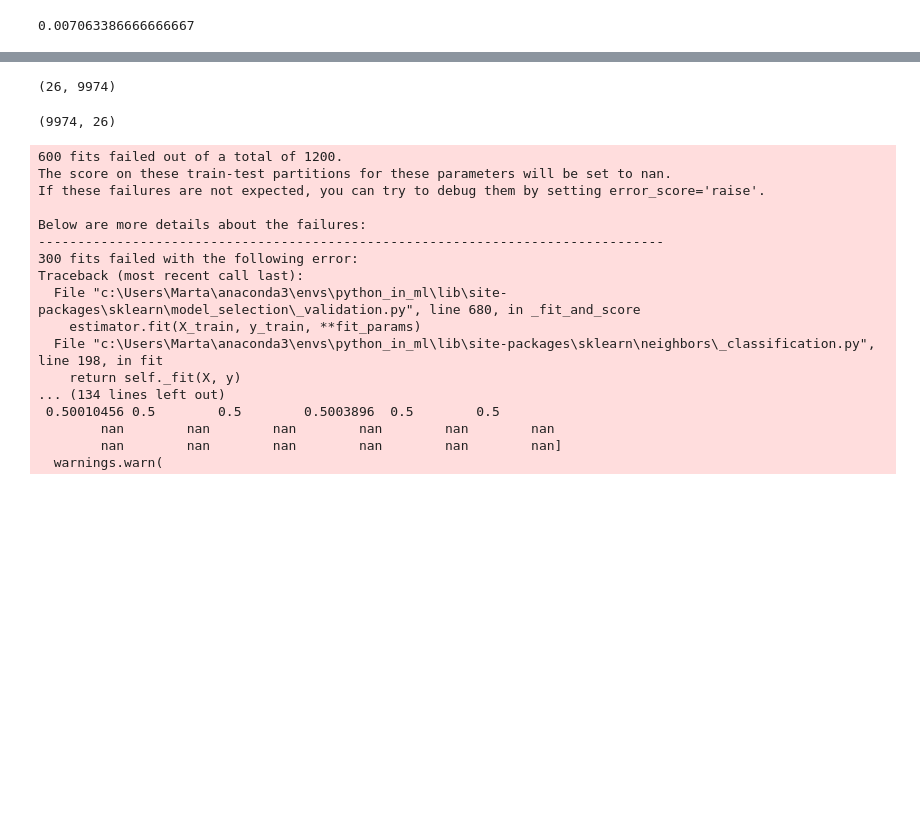
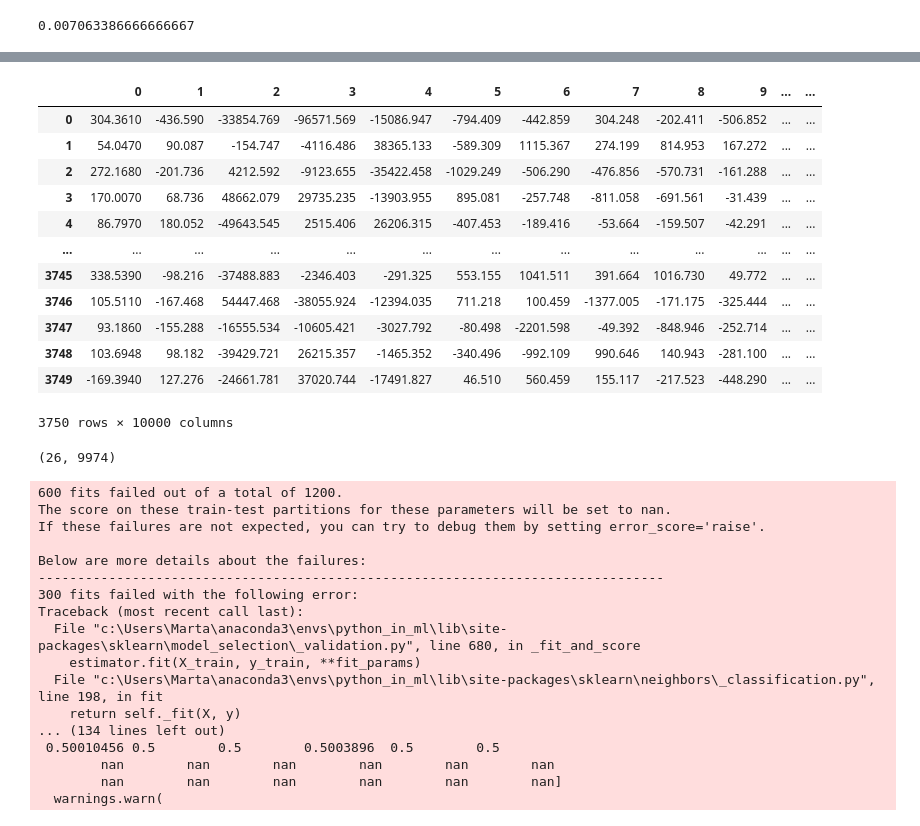
Before and after one commit to MLBartkowiakChojnacki/ML_PROJECT_2022, a Jupyter notebook: notebooks/grid-search.ipynb, the cells around one changed output, grey strips where cells are left out. Drawn from its saved outputs; the diff is of its cells as text; code cells hidden in the pictures; blank space fills up the shorter version.

```diff
--- a/notebooks/grid-search.ipynb
+++ b/notebooks/grid-search.ipynb
@@ -77,6 +106,22 @@ pca = PCA(n_components=0.95, whiten=True)
 # Conduct PCA
 X_pca = pca.fit_transform(replaced)
 X_pca = pd.DataFrame(X_pca)
+# %%
+replaced
+# %% [output]
+|  | 0 | 1 | 2 | 3 | 4 | 5 | 6 | 7 | 8 | 9 | ... | ... |
+| 0 | 304.3610 | -436.590 | -33854.769 | -96571.569 | -15086.947 | -794.409 | -442.859 | 304.248 | -202.411 | -506.852 | ... | ... |
+| 1 | 54.0470 | 90.087 | -154.747 | -4116.486 | 38365.133 | -589.309 | 1115.367 | 274.199 | 814.953 | 167.272 | ... | ... |
+| 2 | 272.1680 | -201.736 | 4212.592 | -9123.655 | -35422.458 | -1029.249 | -506.290 | -476.856 | -570.731 | -161.288 | ... | ... |
+| 3 | 170.0070 | 68.736 | 48662.079 | 29735.235 | -13903.955 | 895.081 | -257.748 | -811.058 | -691.561 | -31.439 | ... | ... |
+| 4 | 86.7970 | 180.052 | -49643.545 | 2515.406 | 26206.315 | -407.453 | -189.416 | -53.664 | -159.507 | -42.291 | ... | ... |
+| ... | ... | ... | ... | ... | ... | ... | ... | ... | ... | ... | ... | ... |
+| 3745 | 338.5390 | -98.216 | -37488.883 | -2346.403 | -291.325 | 553.155 | 1041.511 | 391.664 | 1016.730 | 49.772 | ... | ... |
+| 3746 | 105.5110 | -167.468 | 54447.468 | -38055.924 | -12394.035 | 711.218 | 100.459 | -1377.005 | -171.175 | -325.444 | ... | ... |
+| 3747 | 93.1860 | -155.288 | -16555.534 | -10605.421 | -3027.792 | -80.498 | -2201.598 | -49.392 | -848.946 | -252.714 | ... | ... |
+| 3748 | 103.6948 | 98.182 | -39429.721 | 26215.357 | -1465.352 | -340.496 | -992.109 | 990.646 | 140.943 | -281.100 | ... | ... |
+| 3749 | -169.3940 | 127.276 | -24661.781 | 37020.744 | -17491.827 | 46.510 | 560.459 | 155.117 | -217.523 | -448.290 | ... | ... |
+3750 rows × 10000 columns
 # %%
 from scipy.stats import normaltest
 
@@ -97,8 +142,4 @@ for i in p:
 normal, not_normal
 # %% [output]
 (26, 9974)
-# %%
-normal, not_normal
-# %% [output]
-(9974, 26)
 # %%
```
Also changed, not shown: parts of 6 cells of this notebook.
